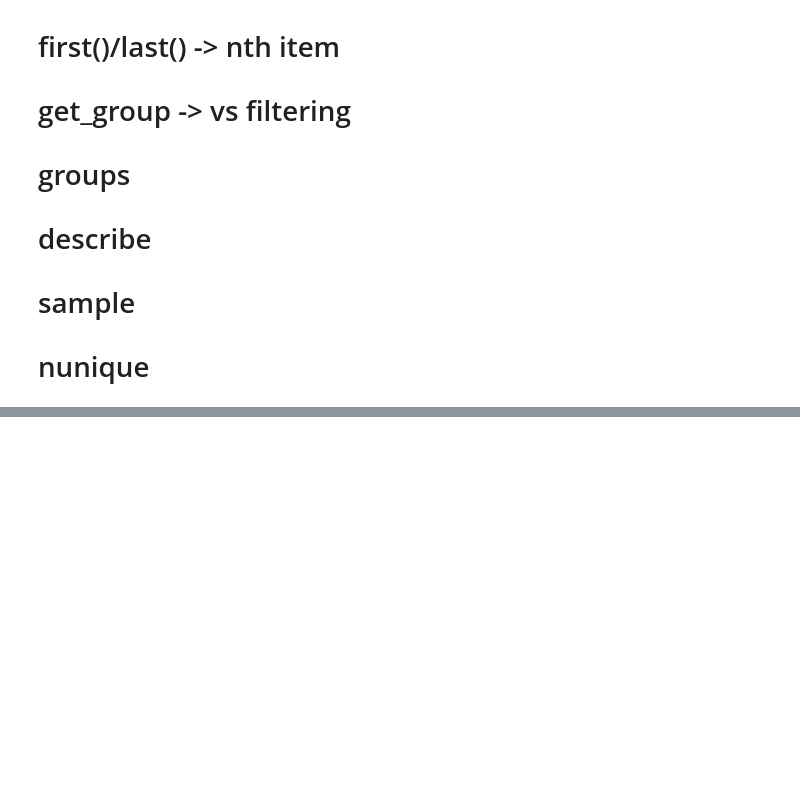
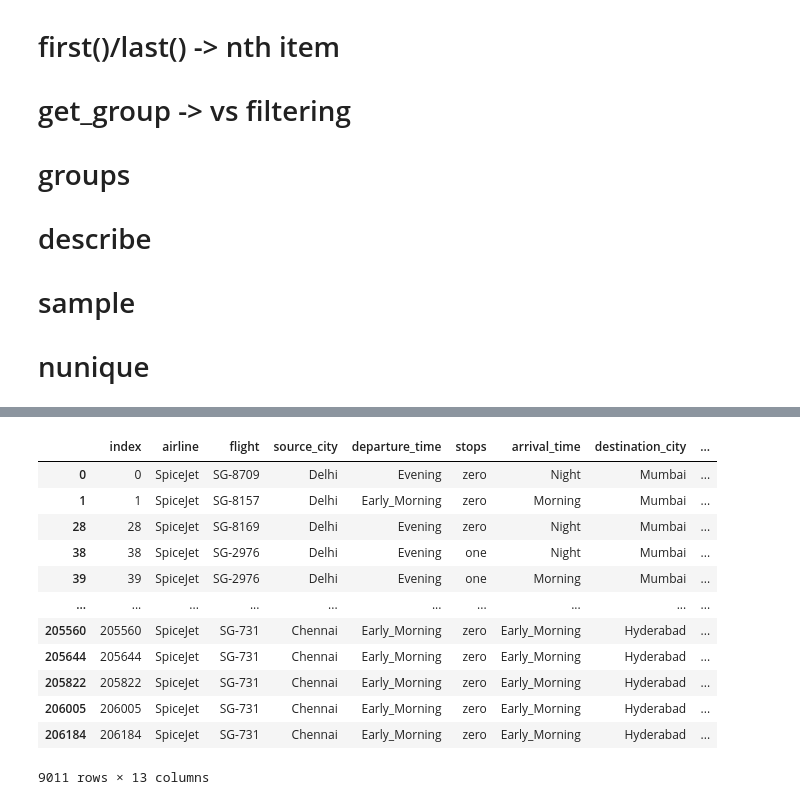
Before and after one commit to thesujalgaur/DATA-SCIENCE-Personal, a Jupyter notebook: Pandas/Groupby.ipynb, the cells around one changed output, grey strips where cells are left out. Saved outputs shown, nothing was run; the diff lists cells and outputs as text; code cells hidden in the pictures; blank space fills up the shorter version.

```diff
--- a/Pandas/Groupby.ipynb
+++ b/Pandas/Groupby.ipynb
@@ -82,0 +162,16 @@ movies[movies['Genre']=='Fantasy']
+# %%
+flight[flight['flight'].str.startswith('SG')]
+# %% [output]
+|  | index | airline | flight | source_city | departure_time | stops | arrival_time | destination_city | ... |
+| 0 | 0 | SpiceJet | SG-8709 | Delhi | Evening | zero | Night | Mumbai | ... |
+| 1 | 1 | SpiceJet | SG-8157 | Delhi | Early_Morning | zero | Morning | Mumbai | ... |
+| 28 | 28 | SpiceJet | SG-8169 | Delhi | Evening | zero | Night | Mumbai | ... |
+| 38 | 38 | SpiceJet | SG-2976 | Delhi | Evening | one | Night | Mumbai | ... |
+| 39 | 39 | SpiceJet | SG-2976 | Delhi | Evening | one | Morning | Mumbai | ... |
+| ... | ... | ... | ... | ... | ... | ... | ... | ... | ... |
+| 205560 | 205560 | SpiceJet | SG-731 | Chennai | Early_Morning | zero | Early_Morning | Hyderabad | ... |
+| 205644 | 205644 | SpiceJet | SG-731 | Chennai | Early_Morning | zero | Early_Morning | Hyderabad | ... |
+| 205822 | 205822 | SpiceJet | SG-731 | Chennai | Early_Morning | zero | Early_Morning | Hyderabad | ... |
+| 206005 | 206005 | SpiceJet | SG-731 | Chennai | Early_Morning | zero | Early_Morning | Hyderabad | ... |
+| 206184 | 206184 | SpiceJet | SG-731 | Chennai | Early_Morning | zero | Early_Morning | Hyderabad | ... |
+9011 rows × 13 columns
```
Also changed, not shown: parts of 45 cells of this notebook, 1 other file.
